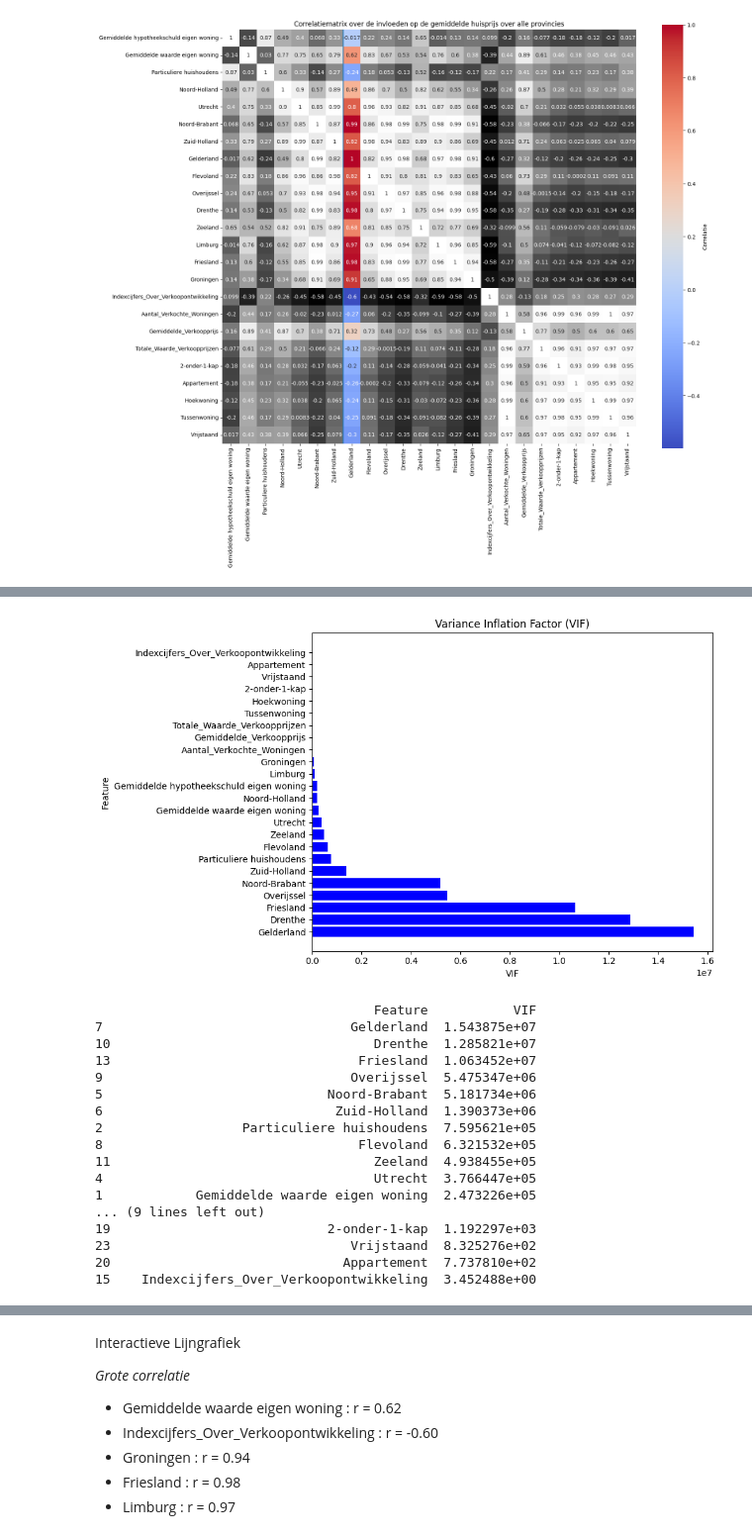
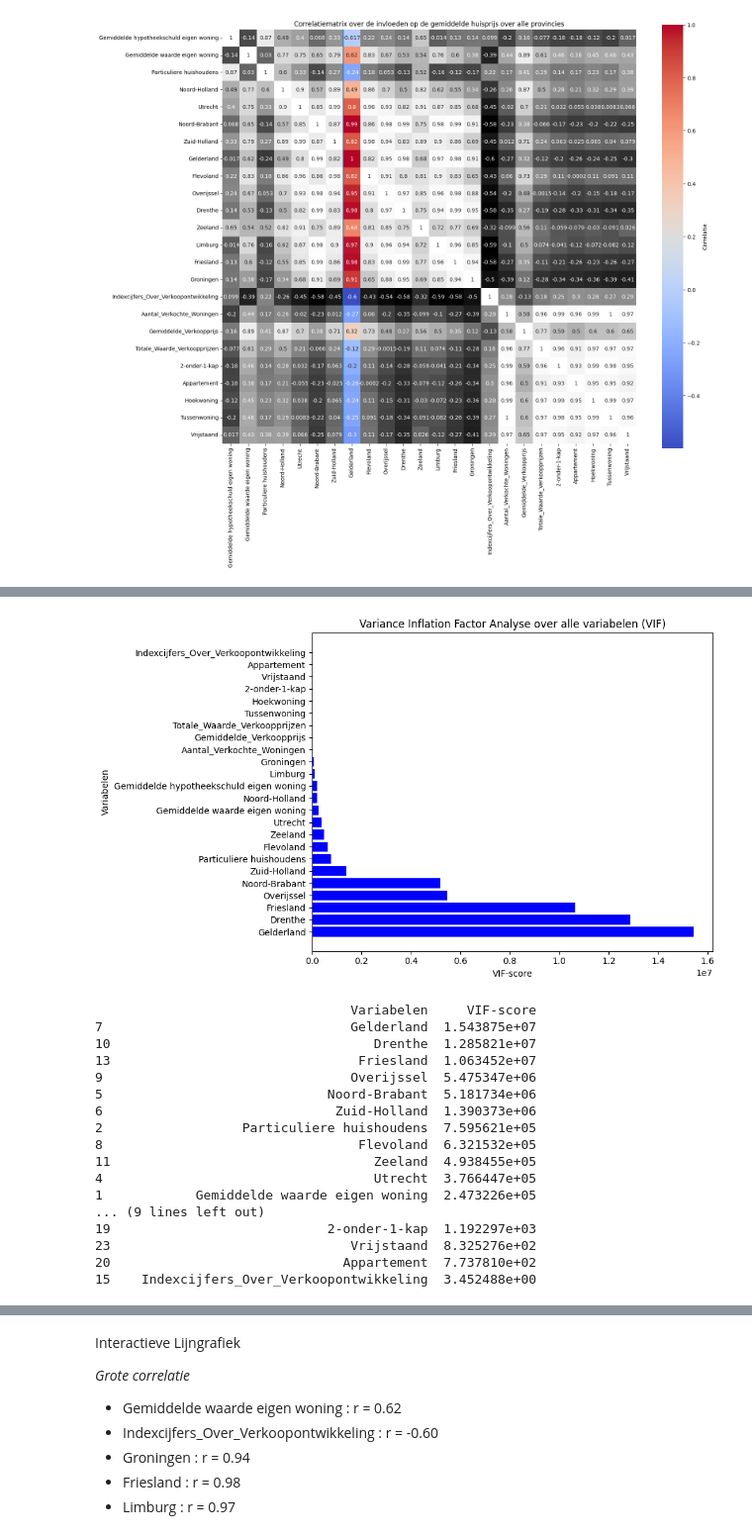
Before and after one commit to y-anwari/Invloeden_op_huizenprijs, a Jupyter notebook: Invloeden_op_Huizenmarkt.ipynb, the cells around one changed output, grey strips where cells are left out. Shown at 99% size. Cells and saved outputs as stored; diff of their text form; code cells hidden in the pictures.

Commit message:
VIF-score

```diff
--- a/Invloeden_op_Huizenmarkt.ipynb
+++ b/Invloeden_op_Huizenmarkt.ipynb
@@ -704,31 +721,31 @@ plt.show()
 # %%
 import pandas as pd
 import numpy as np
 import matplotlib.pyplot as plt
 from statsmodels.stats.outliers_influence import variance_inflation_factor
 
 # Calculate VIF for all columns in the dataframe
 vif = pd.DataFrame()
-vif["Feature"] = correlatiematrix.columns
-vif["VIF"] = [variance_inflation_factor(correlatiematrix.values, i) for i in range(len(correlatiematrix.columns))]
+vif["Variabelen"] = correlatiematrix.columns
+vif["VIF-score"] = [variance_inflation_factor(correlatiematrix.values, i) for i in range(len(correlatiematrix.columns))]
 
 # Sort the dataframe by VIF values in descending order
-vif_sorted = vif.sort_values(by="VIF", ascending=False)
+vif_sorted = vif.sort_values(by="VIF-score", ascending=False)
 
 # Plot VIF values
 plt.figure(figsize=(10, 6))
-plt.barh(vif_sorted["Feature"], vif_sorted["VIF"], color="blue")
-plt.xlabel("VIF")
-plt.ylabel("Feature")
-plt.title("Variance Inflation Factor (VIF)")
+plt.barh(vif_sorted["Variabelen"], vif_sorted["VIF-score"], color="blue")
+plt.xlabel("VIF-score")
+plt.ylabel("Variabelen")
+plt.title("Variance Inflation Factor Analyse over alle variabelen (VIF)")
 plt.tight_layout()
 plt.show()
 
 # Print VIF values in a table format
 print(vif_sorted)
 # %% [output]
-[figure, old version]
+[figure, new version]
-                                    Feature           VIF
+                                 Variabelen     VIF-score
 7                                Gelderland  1.543875e+07
 10                                  Drenthe  1.285821e+07
 13                                Friesland  1.063452e+07
```
Also changed, not shown: parts of 3 cells of this notebook.
